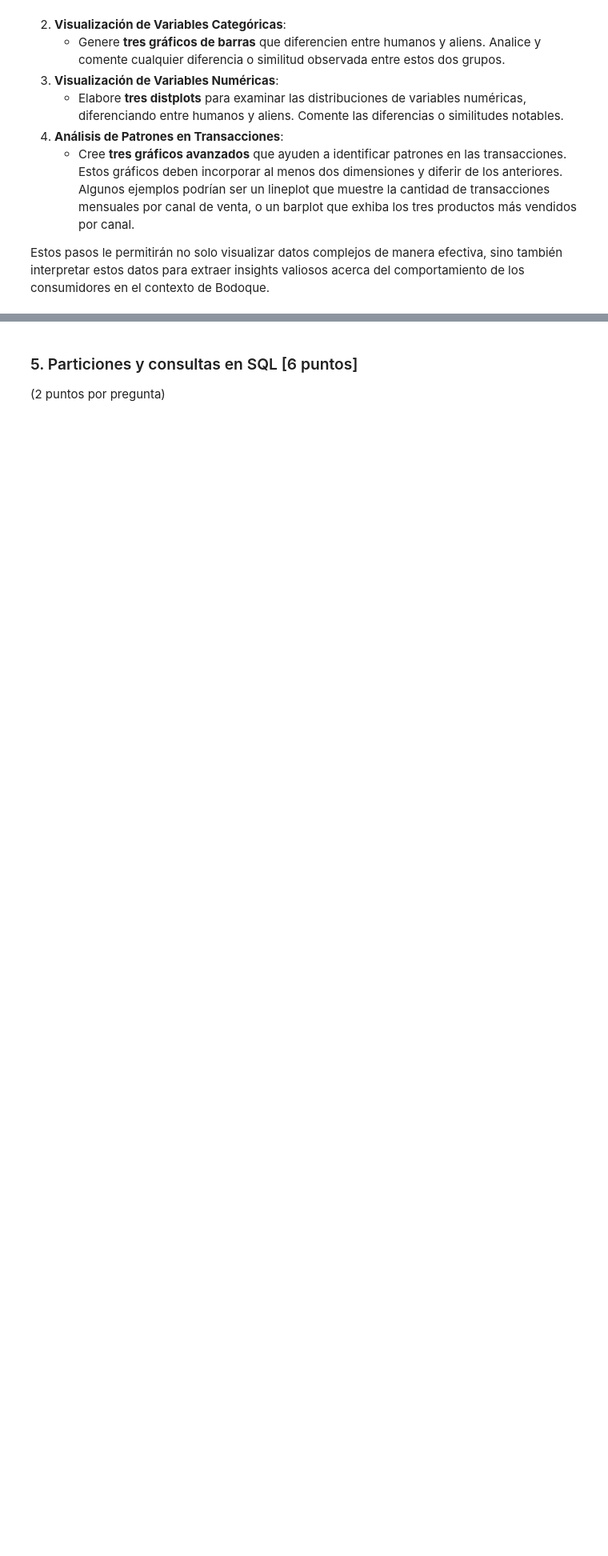
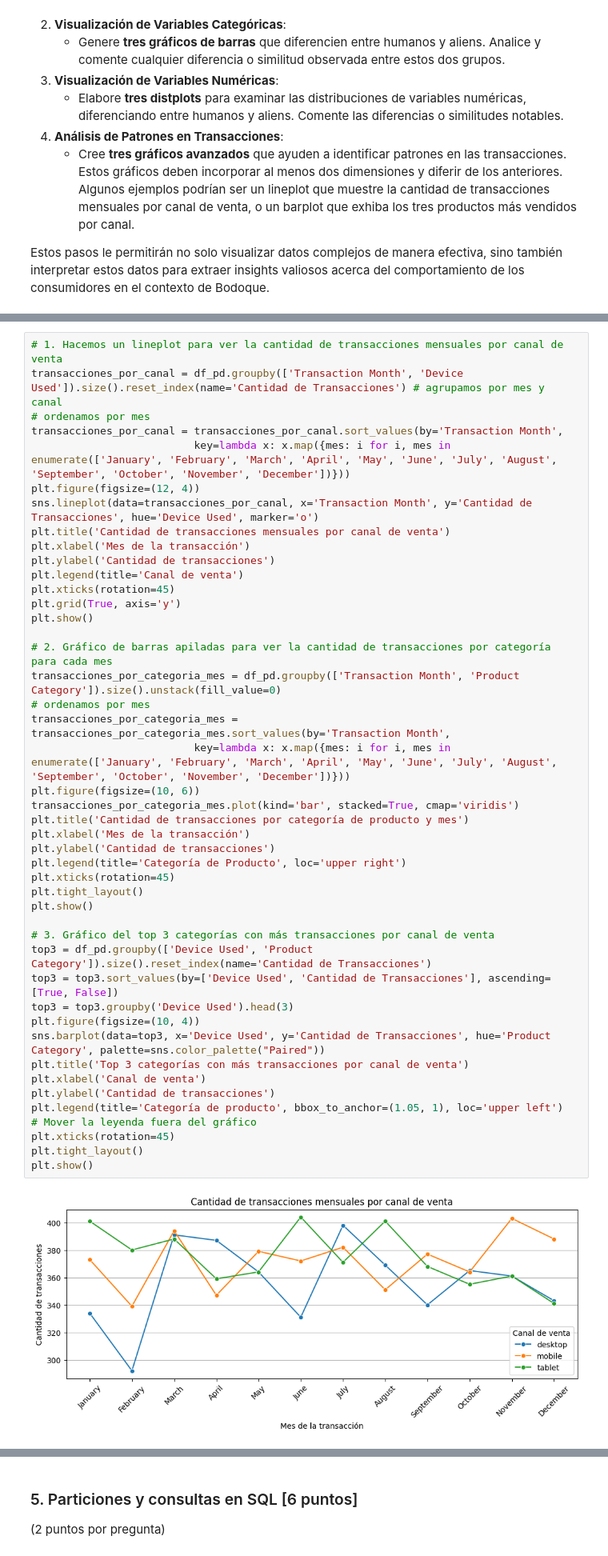
Before and after one commit to BenjaminAnguloCaro/MDS7202, a Jupyter notebook: 202404121406DFBC8E17352DB3B1__Laboratorio_4_enunciado.ipynb, the cells around one changed output, grey strips where cells are left out. Shown at 80% size. Drawn from its saved outputs; the diff is of its cells as text; blank space fills up the shorter version.

```diff
--- a/202404121406DFBC8E17352DB3B1__Laboratorio_4_enunciado.ipynb
+++ b/202404121406DFBC8E17352DB3B1__Laboratorio_4_enunciado.ipynb
@@ -341,0 +427,46 @@ Estos pasos le permitirán no solo visualizar datos complejos de manera efectiva
+# %%
+# 1. Hacemos un lineplot para ver la cantidad de transacciones mensuales por canal de venta
+transacciones_por_canal = df_pd.groupby(['Transaction Month', 'Device Used']).size().reset_index(name='Cantidad de Transacciones') # agrupamos por mes y canal
+# ordenamos por mes
+transacciones_por_canal = transacciones_por_canal.sort_values(by='Transaction Month',
+                          key=lambda x: x.map({mes: i for i, mes in enumerate(['January', 'February', 'March', 'April', 'May', 'June', 'July', 'August', 'September', 'October', 'November', 'December'])}))
+plt.figure(figsize=(12, 4))
+sns.lineplot(data=transacciones_por_canal, x='Transaction Month', y='Cantidad de Transacciones', hue='Device Used', marker='o')
+plt.title('Cantidad de transacciones mensuales por canal de venta')
+plt.xlabel('Mes de la transacción')
+plt.ylabel('Cantidad de transacciones')
+plt.legend(title='Canal de venta')
+plt.xticks(rotation=45)
+plt.grid(True, axis='y')
+plt.show()
+
+# 2. Gráfico de barras apiladas para ver la cantidad de transacciones por categoría para cada mes
+transacciones_por_categoria_mes = df_pd.groupby(['Transaction Month', 'Product Category']).size().unstack(fill_value=0)
+# ordenamos por mes
+transacciones_por_categoria_mes = transacciones_por_categoria_mes.sort_values(by='Transaction Month',
+                          key=lambda x: x.map({mes: i for i, mes in enumerate(['January', 'February', 'March', 'April', 'May', 'June', 'July', 'August', 'September', 'October', 'November', 'December'])}))
+plt.figure(figsize=(10, 6))
+transacciones_por_categoria_mes.plot(kind='bar', stacked=True, cmap='viridis')
+plt.title('Cantidad de transacciones por categoría de producto y mes')
+plt.xlabel('Mes de la transacción')
+plt.ylabel('Cantidad de transacciones')
+plt.legend(title='Categoría de Producto', loc='upper right')
+plt.xticks(rotation=45)
+plt.tight_layout()
+plt.show()
+
+# 3. Gráfico del top 3 categorías con más transacciones por canal de venta
+top3 = df_pd.groupby(['Device Used', 'Product Category']).size().reset_index(name='Cantidad de Transacciones')
+top3 = top3.sort_values(by=['Device Used', 'Cantidad de Transacciones'], ascending=[True, False])
+top3 = top3.groupby('Device Used').head(3)
+plt.figure(figsize=(10, 4))
+sns.barplot(data=top3, x='Device Used', y='Cantidad de Transacciones', hue='Product Category', palette=sns.color_palette("Paired"))
+plt.title('Top 3 categorías con más transacciones por canal de venta')
+plt.xlabel('Canal de venta')
+plt.ylabel('Cantidad de transacciones')
+plt.legend(title='Categoría de producto', bbox_to_anchor=(1.05, 1), loc='upper left')  # Mover la leyenda fuera del gráfico
+plt.xticks(rotation=45)
+plt.tight_layout()
+plt.show()
+# %% [output]
+[figure, added]
```
Also changed, not shown: parts of 10 cells of this notebook.
